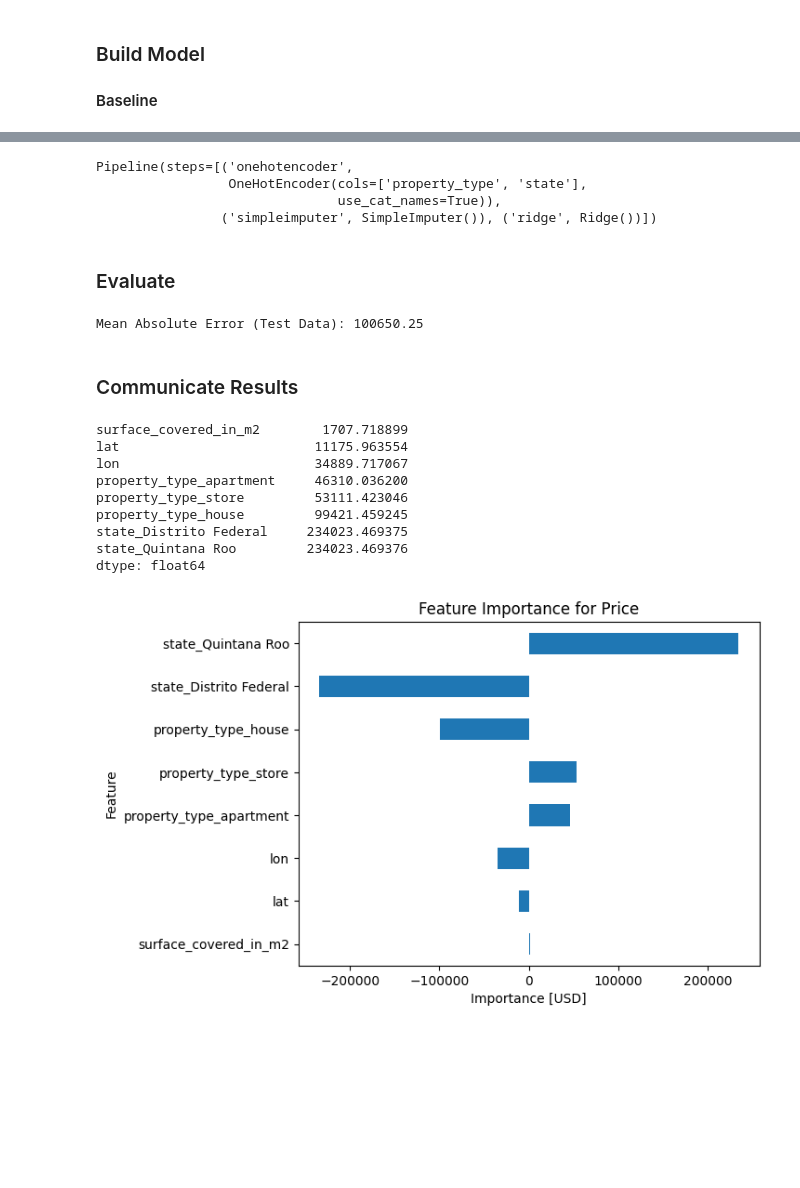
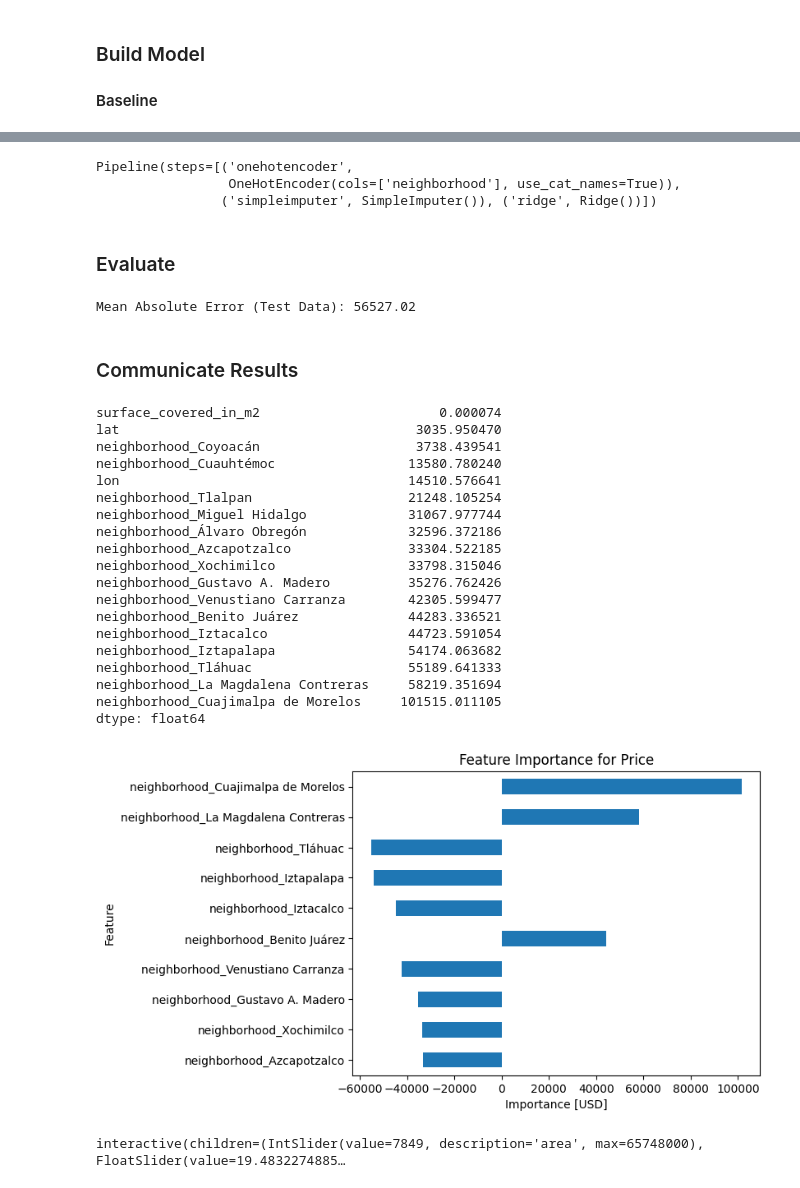
Before and after one commit to zhongyanmin/data-analysis, a Jupyter notebook: Housing in Mexico/data_eda.ipynb, the cells around one changed output, grey strips where cells are left out. Cells and saved outputs as stored; diff of their text form; code cells hidden in the pictures; blank space fills up the shorter version.

```diff
--- a/Housing in Mexico/data_eda.ipynb
+++ b/Housing in Mexico/data_eda.ipynb
@@ -50,7 +48,7 @@ ValueError: Mime type rendering requires nbformat>=4.2.0 but it is not installed
 # %%
 # Split data into feature matrix "X_train" and target vector "y_train"
 target = "price_aprox_usd"
-features = ["property_type", "surface_covered_in_m2", "lat", "lon", "state"]
+features = ["surface_covered_in_m2", "lat", "lon", "neighborhood"]
 X = df[features]
 y = df[target]
 
@@ -80,8 +78,7 @@ model = make_pipeline(
 model.fit(X_train, y_train)
 # %% [output]
 Pipeline(steps=[('onehotencoder',
-                 OneHotEncoder(cols=['property_type', 'state'],
-                               use_cat_names=True)),
+                 OneHotEncoder(cols=['neighborhood'], use_cat_names=True)),
                 ('simpleimputer', SimpleImputer()), ('ridge', Ridge())])
 # %% [markdown]
 ### Evaluate
@@ -94,7 +91,7 @@ mae_test = mean_absolute_error(y_test, y_test_pred)
 
 print("Mean Absolute Error (Test Data):", round(mae_test, 2))
 # %% [output]
-Mean Absolute Error (Test Data): 100650.25
+Mean Absolute Error (Test Data): 56527.02
 # %% [markdown]
 ### Communicate Results
 # %%
@@ -103,23 +100,33 @@ features = model.named_steps["onehotencoder"].get_feature_names()
 feat_imp = pd.Series(coefficients, index=features)
 feat_imp.abs().sort_values()
 # %% [output]
-surface_covered_in_m2        1707.718899
-lat                         11175.963554
-lon                         34889.717067
-property_type_apartment     46310.036200
-property_type_store         53111.423046
-property_type_house         99421.459245
-state_Distrito Federal     234023.469375
-state_Quintana Roo         234023.469376
+surface_covered_in_m2                       0.000074
+lat                                      3035.950470
+neighborhood_Coyoacán                    3738.439541
+neighborhood_Cuauhtémoc                 13580.780240
+lon                                     14510.576641
+neighborhood_Tlalpan                    21248.105254
+neighborhood_Miguel Hidalgo             31067.977744
+neighborhood_Álvaro Obregón             32596.372186
+neighborhood_Azcapotzalco               33304.522185
+neighborhood_Xochimilco                 33798.315046
+neighborhood_Gustavo A. Madero          35276.762426
+neighborhood_Venustiano Carranza        42305.599477
+neighborhood_Benito Juárez              44283.336521
+neighborhood_Iztacalco                  44723.591054
+neighborhood_Iztapalapa                 54174.063682
+neighborhood_Tláhuac                    55189.641333
+neighborhood_La Magdalena Contreras     58219.351694
+neighborhood_Cuajimalpa de Morelos     101515.011105
 dtype: float64
 # %%
 # Build bar chart
-feat_imp.sort_values(key=abs).plot(kind="barh")
+feat_imp.sort_values(key=abs).tail(10).plot(kind="barh")
 # Label axes
 plt.xlabel("Importance [USD]")
 plt.ylabel("Feature")
 
 # Add title
 plt.title("Feature Importance for Price");
 # %% [output]
-[figure, old version]
+[figure, new version]
@@ -125,0 +144,24 @@ plt.title("Feature Importance for Price");
+# %%
+interact(
+    make_prediction,
+    area=IntSlider(
+        min=X_train["surface_covered_in_m2"].min(),
+        max=X_train["surface_covered_in_m2"].max(),
+        value=X_train["surface_covered_in_m2"].mean(),
+    ),
+    lat=FloatSlider(
+        min=X_train["lat"].min(),
+        max=X_train["lat"].max(),
+        step=0.01,
+        value=X_train["lat"].mean(),
+    ),
+    lon=FloatSlider(
+        min=X_train["lon"].min(),
+        max=X_train["lon"].max(),
+        step=0.01,
+        value=X_train["lon"].mean(),
+    ),
+    neighborhood=Dropdown(options=sorted(X_train["neighborhood"].unique())),
+);
+# %% [output]
+interactive(children=(IntSlider(value=7849, description='area', max=65748000), FloatSlider(value=19.4832274885…
```
Also changed, not shown: parts of 6 cells of this notebook.
